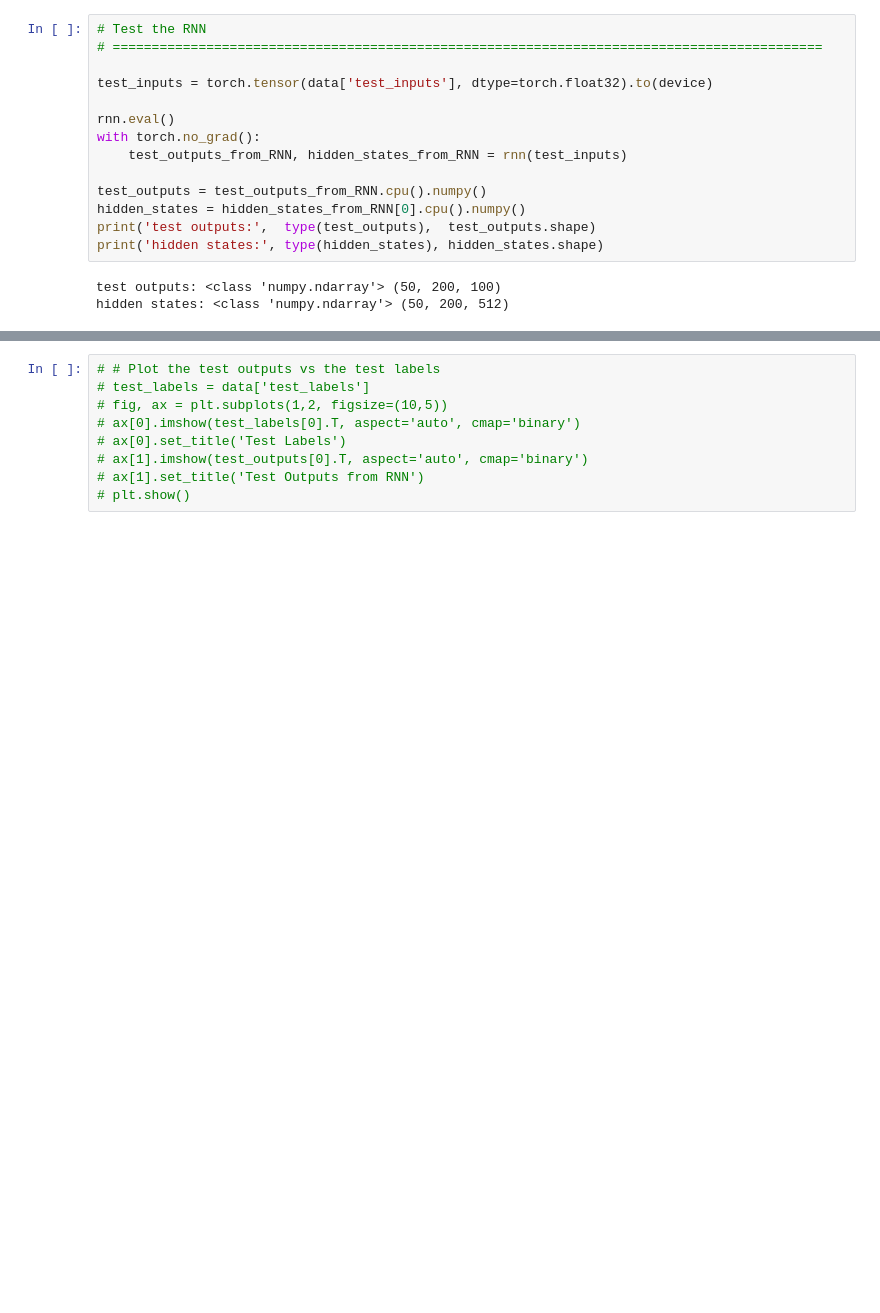
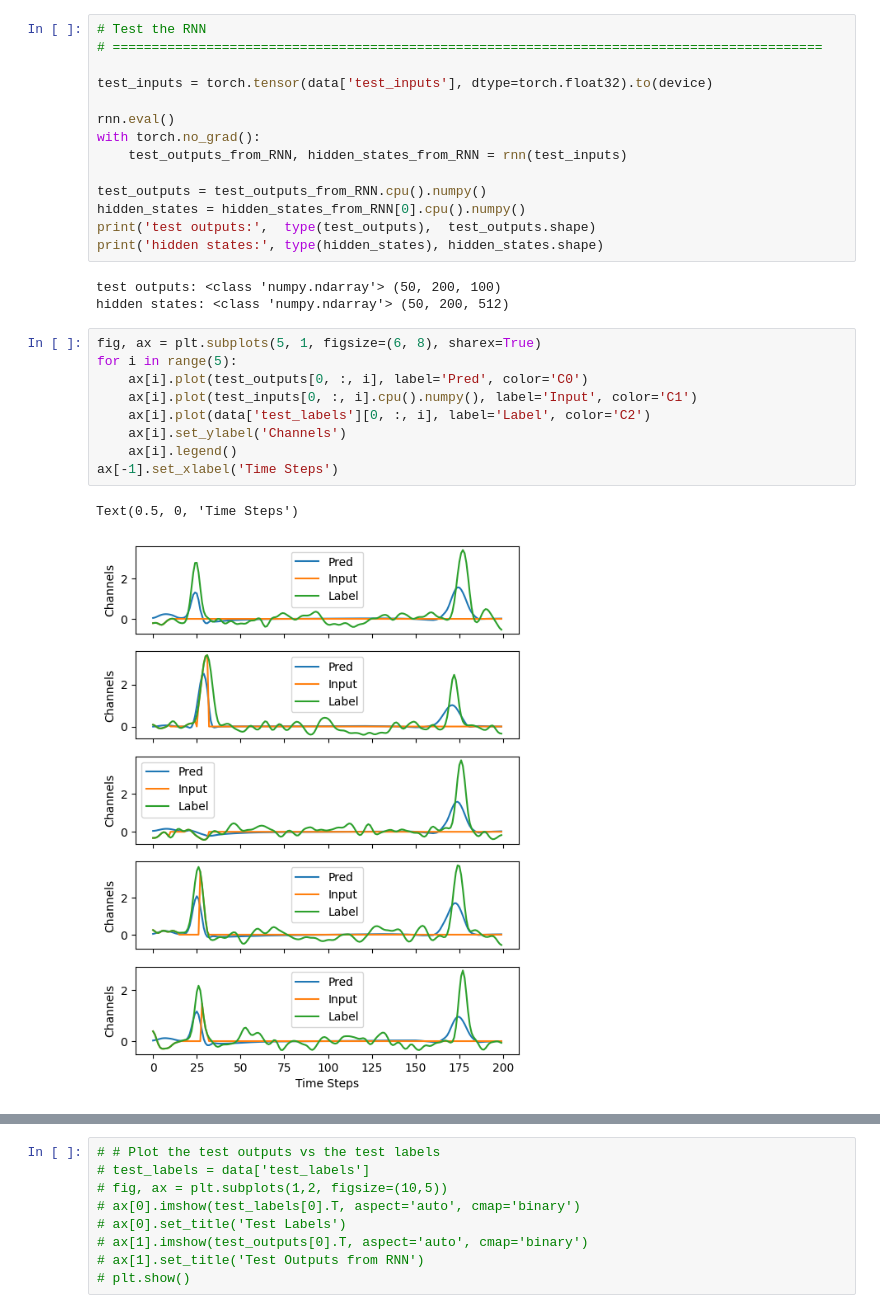
Before and after one commit to qrsyu/STCell, a Jupyter notebook: code/time_task.ipynb, the cells around one changed output, grey strips where cells are left out. Saved outputs shown, nothing was run; the diff lists cells and outputs as text; blank space fills up the shorter version.

```diff
--- a/code/time_task.ipynb
+++ b/code/time_task.ipynb
@@ -280,6 +264,18 @@ print('hidden states:', type(hidden_states), hidden_states.shape)
 # %% [output]
 test outputs: <class 'numpy.ndarray'> (50, 200, 100)
 hidden states: <class 'numpy.ndarray'> (50, 200, 512)
+# %%
+fig, ax = plt.subplots(5, 1, figsize=(6, 8), sharex=True)
+for i in range(5):
+    ax[i].plot(test_outputs[0, :, i], label='Pred', color='C0')
+    ax[i].plot(test_inputs[0, :, i].cpu().numpy(), label='Input', color='C1')
+    ax[i].plot(data['test_labels'][0, :, i], label='Label', color='C2')
+    ax[i].set_ylabel('Channels')
+    ax[i].legend()
+ax[-1].set_xlabel('Time Steps')
+# %% [output]
+Text(0.5, 0, 'Time Steps')
+[figure, added]
 # %%
 # Plot the test outputs vs the test labels
 test_inputs = data['test_inputs']
```
Also changed, not shown: parts of 13 cells of this notebook, 25 other files.
